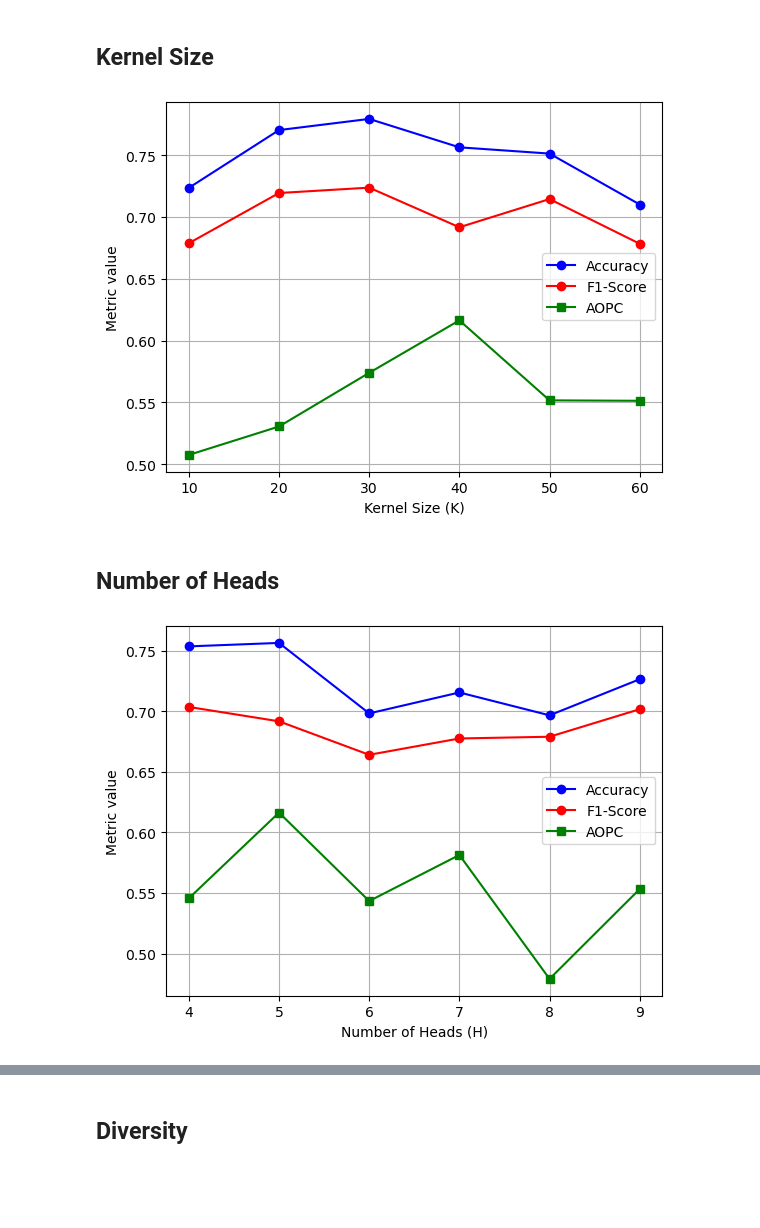
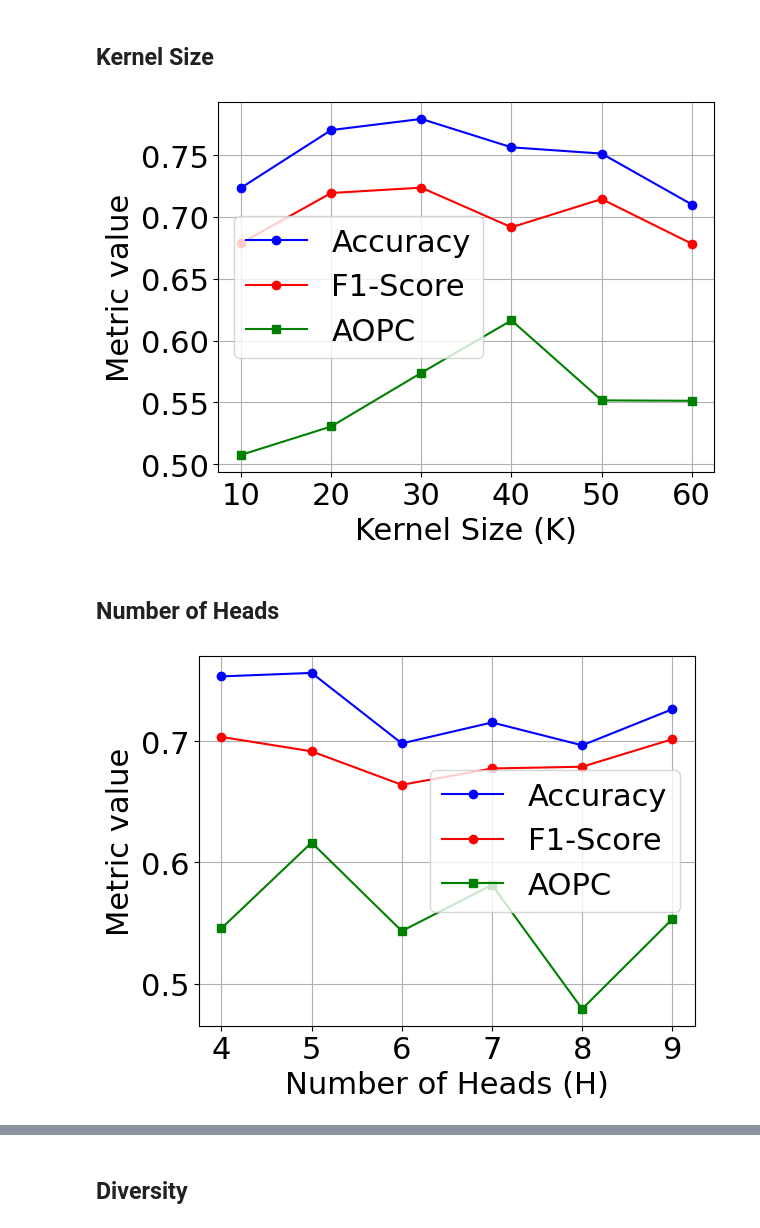
Before and after one commit to BrentonAD/EEG-SESM, a Jupyter notebook: SESM/test_sesm_performance.ipynb, the cells around one changed output, grey strips where cells are left out. Drawn from its saved outputs; the diff is of its cells as text; code cells hidden in the pictures; blank space fills up the shorter version.

```diff
--- a/SESM/test_sesm_performance.ipynb
+++ b/SESM/test_sesm_performance.ipynb
@@ -242,26 +243,33 @@ for experiment_id in experiment_ids:
     aopc_scores.append((AOPC / total).mean())
 # %%
 # Plotting
+
+mpl.rcParams["font.size"] = 22
+
 plt.plot(kernel_size, accuracies, marker='o', color='blue', label='Accuracy')
 plt.plot(kernel_size, f1_scores, marker='o', color='red', label='F1-Score')
 plt.plot(kernel_size, aopc_scores, marker='s', color='green', label='AOPC')
+
+font = {'family' : 'normal',
+        'weight' : 'bold',
+        'size'   : 22}
 
 # Axis labels
 plt.xlabel('Kernel Size (K)')
 plt.ylabel('Metric value')
 
 # Set x-axis ticks to be integers only
 plt.xticks(kernel_size)
 
 plt.grid(True)
 
 # Legend
 plt.legend()
 
 # Show plot
 plt.show()
 # %% [output]
-[figure, old version]
+[figure, new version]
 # %% [markdown]
 ## Number of Heads
 # %%
@@ -312,7 +320,7 @@ plt.legend(loc='right')
 # Show plot
 plt.show()
 # %% [output]
-[figure, old version]
+[figure, new version]
 # %%
 print(accuracies)
 print(aopc_scores)
```
Also changed, not shown: parts of 8 cells of this notebook.
